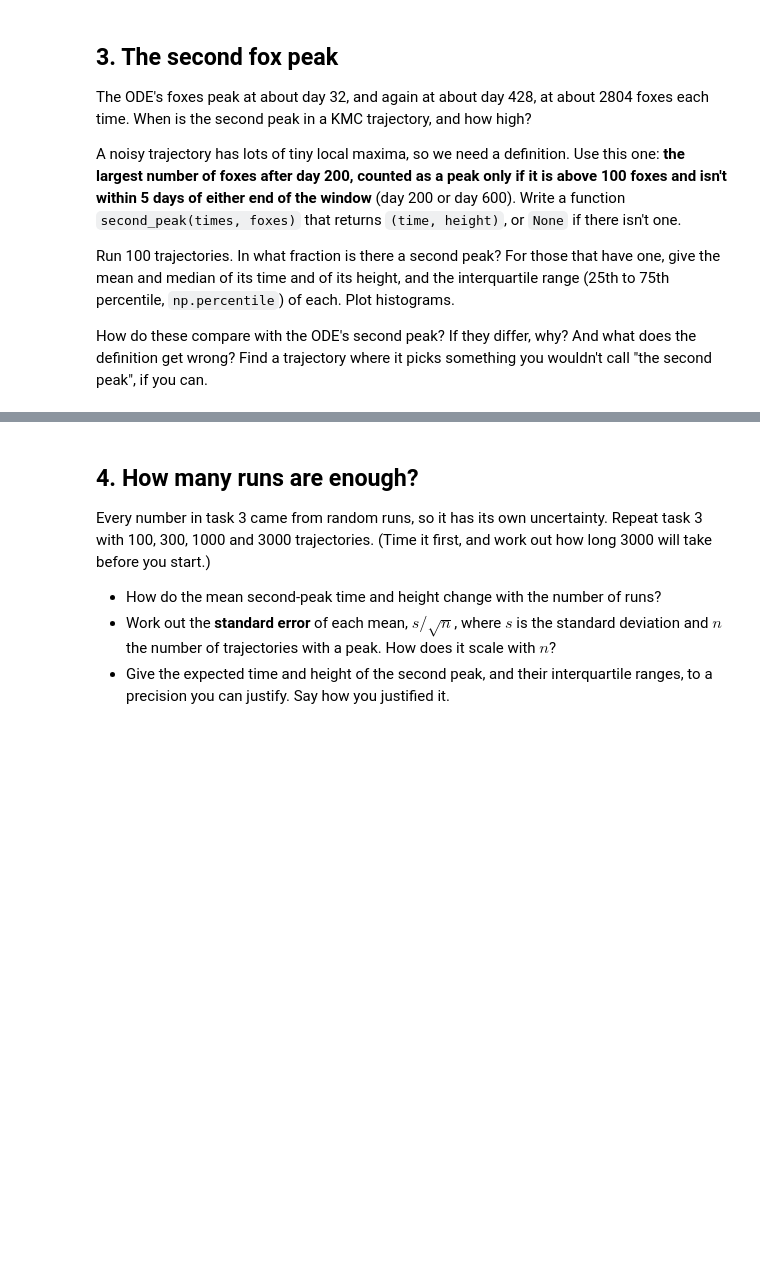
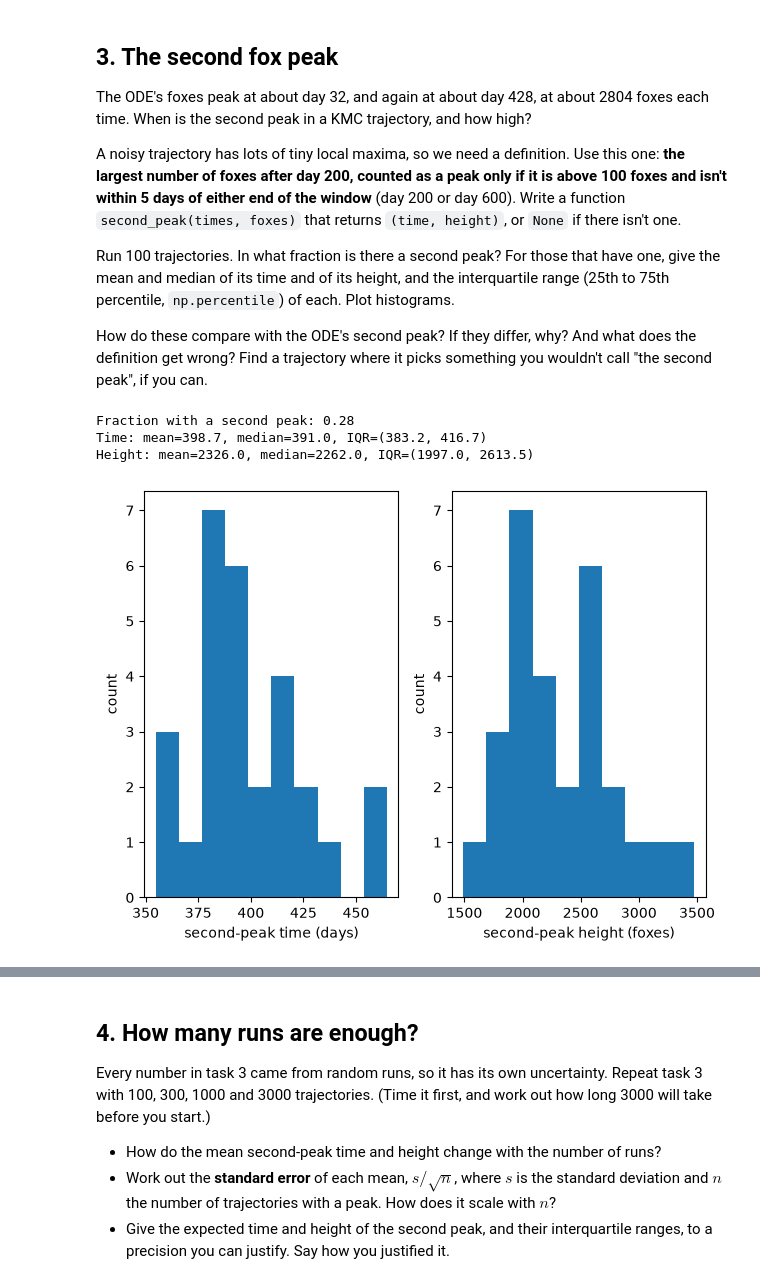
Before and after one commit to Clicks2027/kinetic-monte-carlo, a Jupyter notebook: rabbits-and-foxes-kmc.ipynb, the cells around one changed output, grey strips where cells are left out. Saved outputs shown, nothing was run; the diff lists cells and outputs as text; code cells hidden in the pictures; blank space fills up the shorter version.

```diff
--- a/rabbits-and-foxes-kmc.ipynb
+++ b/rabbits-and-foxes-kmc.ipynb
@@ -243,4 +256,57 @@ range (25th to 75th percentile, `np.percentile`) of each. Plot histograms.
 How do these compare with the ODE's second peak? If they differ, why? And what does
 the definition get wrong? Find a trajectory where it picks something you wouldn't
 call "the second peak", if you can.
+# %%
+def second_peak(times, foxes):
+    valid_times = (times > 205) & (times < 595)
+
+    if not np.any(valid_times):
+        return None
+
+    candidates = np.flatnonzero(valid_times)
+    peak_index = candidates[np.argmax(foxes[valid_times])]
+    peak_height = foxes[peak_index]
+
+    if peak_height <= 100:
+        return None
+
+    return times[peak_index], peak_height
+peaks = []
+
+for i in range(100):
+    rng = np.random.default_rng(1000 + i)
+    times, rabbits, foxes = kmc(R0, F0, t_end, rng)
+
+    peak = second_peak(times, foxes)
+    if peak is not None:
+        peaks.append(peak)
+
+peaks = np.array(peaks)
+
+print(f"Fraction with a second peak: {len(peaks) / 100:.2f}")
+
+if len(peaks) > 0:
+    peak_times = peaks[:, 0]
+    peak_heights = peaks[:, 1]
+
+    for name, values in [("Time", peak_times), ("Height", peak_heights)]:
+        q25, q75 = np.percentile(values, [25, 75])
+        print(
+            f"{name}: mean={np.mean(values):.1f}, "
+            f"median={np.median(values):.1f}, "
+            f"IQR=({q25:.1f}, {q75:.1f})"
+        )
+
+    fig, axes = plt.subplots(1, 2)
+    axes[0].hist(peak_times)
+    axes[0].set(xlabel="second-peak time (days)", ylabel="count")
+    axes[1].hist(peak_heights)
+    axes[1].set(xlabel="second-peak height (foxes)", ylabel="count")
+    plt.tight_layout()
+    plt.show()
+# %% [output]
+Fraction with a second peak: 0.28
+Time: mean=398.7, median=391.0, IQR=(383.2, 416.7)
+Height: mean=2326.0, median=2262.0, IQR=(1997.0, 2613.5)
+[figure, added]
 # %% [markdown]
```
Also changed, not shown: parts of 5 cells of this notebook.
